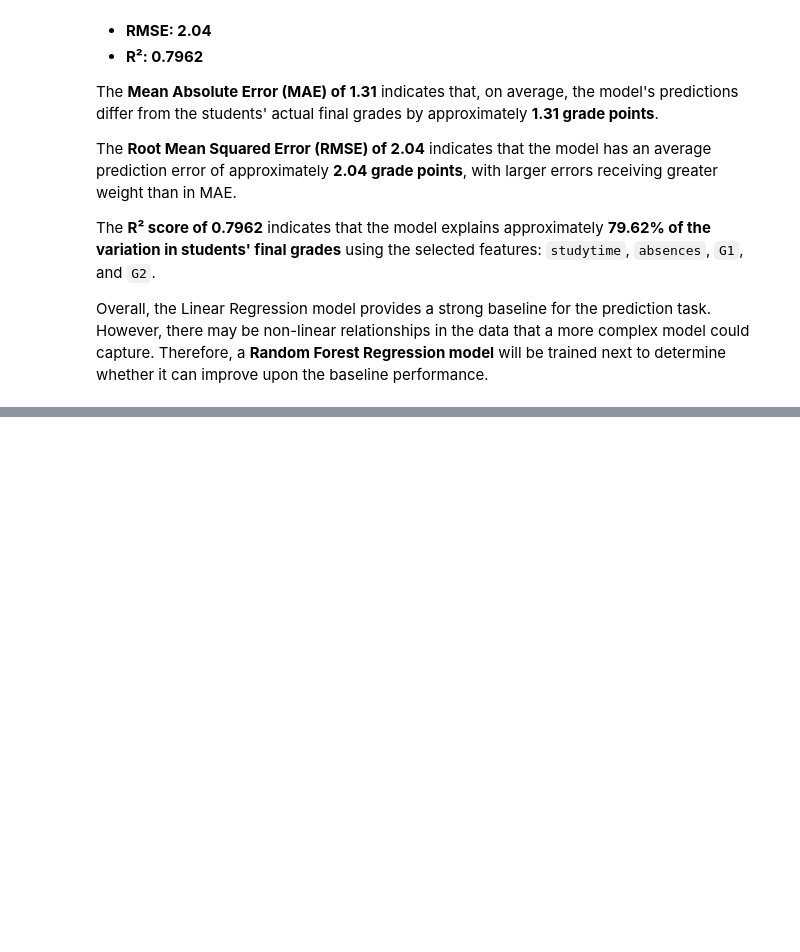
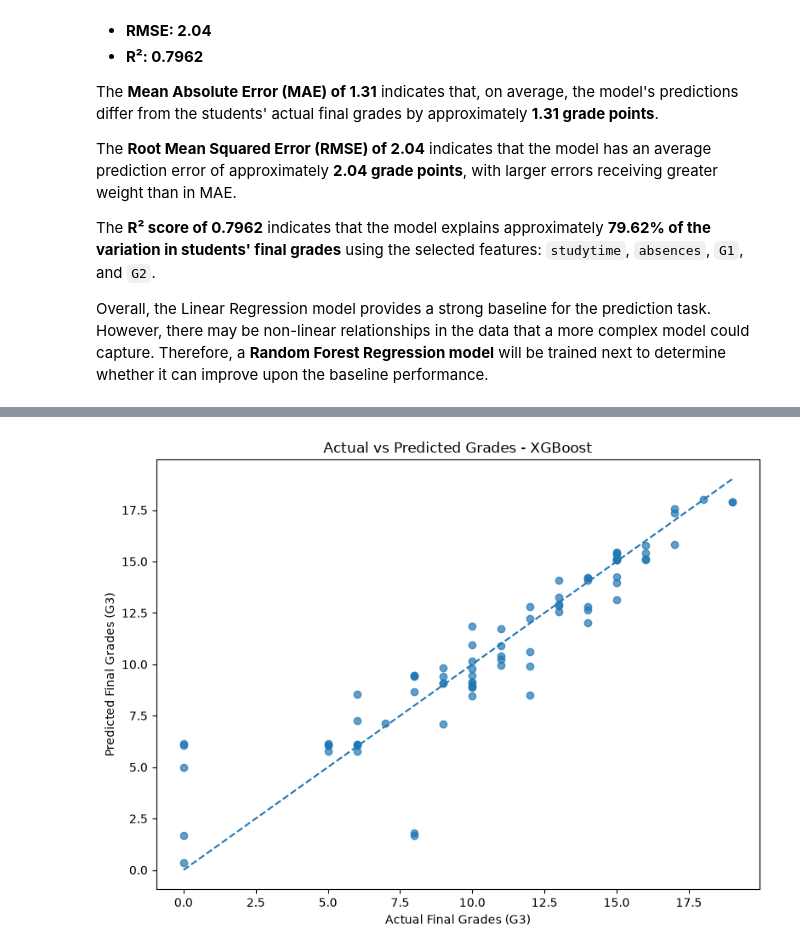
Before and after one commit to HellencarenDereck01/Predictive-analytics-project, a Jupyter notebook: Notebooks/02_modeling.ipynb, the cells around one changed output, grey strips where cells are left out. Saved outputs shown, nothing was run; the diff lists cells and outputs as text; code cells hidden in the pictures; blank space fills up the shorter version.

```diff
--- a/Notebooks/02_modeling.ipynb
+++ b/Notebooks/02_modeling.ipynb
@@ -195,0 +663,8 @@ Overall, the Linear Regression model provides a strong baseline for the predicti
+# %%
+param_grid = {
+    "model__n_estimators": [100, 200, 300],
+    "model__learning_rate": [0.01, 0.05, 0.1],
+    "model__max_depth": [2, 3, 4]
+}
+
+print("Hyperparameter grid defined successfully!")
@@ -195,0 +723,12 @@ Overall, the Linear Regression model provides a strong baseline for the predicti
+# %%
+# Load the existing testing dataset
+test_df = pd.read_csv("artifacts/test.csv")
+
+# Select the same features used during training
+X_test_raw = test_df[features]
+
+# Select the target variable
+y_test_raw = test_df["G3"]
+
+print("Testing features:", X_test_raw.shape)
+print("Testing target:", y_test_raw.shape)
@@ -195,0 +823,30 @@ Overall, the Linear Regression model provides a strong baseline for the predicti
+# %%
+import matplotlib.pyplot as plt
+
+# Plot actual grades against predicted grades
+plt.figure(figsize=(8, 6))
+
+plt.scatter(
+    y_test_raw,
+    y_test_pred,
+    alpha=0.7
+)
+
+# Add reference line for perfect predictions
+min_grade = min(y_test_raw.min(), y_test_pred.min())
+max_grade = max(y_test_raw.max(), y_test_pred.max())
+
+plt.plot(
+    [min_grade, max_grade],
+    [min_grade, max_grade],
+    linestyle="--"
+)
+
+plt.xlabel("Actual Final Grades (G3)")
+plt.ylabel("Predicted Final Grades (G3)")
+plt.title("Actual vs Predicted Grades - XGBoost")
+
+plt.tight_layout()
+plt.show()
+# %% [output]
+[figure, added]
```
Also changed, not shown: parts of 69 cells of this notebook, 7 other files.
